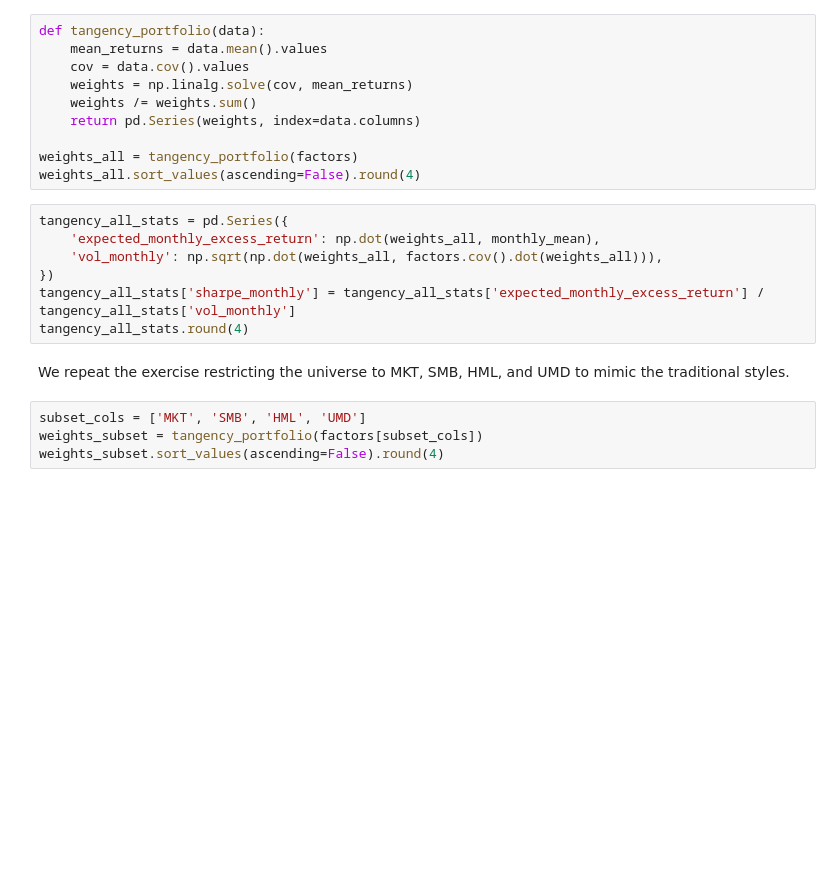
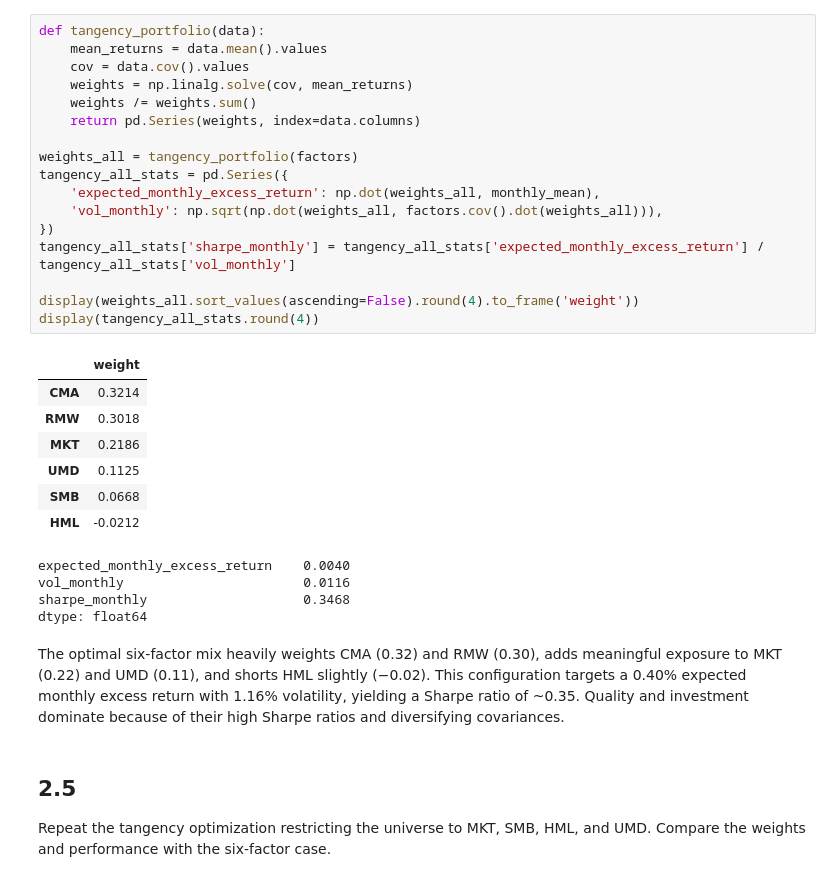
Before and after one commit to zaranip/prm-b-group, a Jupyter notebook: assignment5/zara_part2.ipynb, the cells around one changed output. Cells and saved outputs as stored; diff of their text form; blank space fills up the shorter version.

```diff
--- a/assignment5/zara_part2.ipynb
+++ b/assignment5/zara_part2.ipynb
@@ -80,24 +119,35 @@ We compute maximum-Sharpe (tangency) weights using the six factors, assuming a z
 # %%
 def tangency_portfolio(data):
     mean_returns = data.mean().values
     cov = data.cov().values
     weights = np.linalg.solve(cov, mean_returns)
     weights /= weights.sum()
     return pd.Series(weights, index=data.columns)
 
 weights_all = tangency_portfolio(factors)
-weights_all.sort_values(ascending=False).round(4)
+tangency_all_stats = pd.Series({
+    'expected_monthly_excess_return': np.dot(weights_all, monthly_mean),
+    'vol_monthly': np.sqrt(np.dot(weights_all, factors.cov().dot(weights_all))),
+})
+tangency_all_stats['sharpe_monthly'] = tangency_all_stats['expected_monthly_excess_return'] / tangency_all_stats['vol_monthly']
+
+display(weights_all.sort_values(ascending=False).round(4).to_frame('weight'))
+display(tangency_all_stats.round(4))
+# %% [output]
+|  | weight |
+| CMA | 0.3214 |
+| RMW | 0.3018 |
+| MKT | 0.2186 |
+| UMD | 0.1125 |
+| SMB | 0.0668 |
+| HML | -0.0212 |
+expected_monthly_excess_return    0.0040
+vol_monthly                       0.0116
+sharpe_monthly                    0.3468
+dtype: float64
-# %%
-tangency_all_stats = pd.Series({
-    'expected_monthly_excess_return': np.dot(weights_all, monthly_mean),
-    'vol_monthly': np.sqrt(np.dot(weights_all, factors.cov().dot(weights_all))),
-})
-tangency_all_stats['sharpe_monthly'] = tangency_all_stats['expected_monthly_excess_return'] / tangency_all_stats['vol_monthly']
-tangency_all_stats.round(4)
+# %% [markdown]
+The optimal six-factor mix heavily weights CMA (0.32) and RMW (0.30), adds meaningful exposure to MKT (0.22) and UMD (0.11), and shorts HML slightly (−0.02). This configuration targets a 0.40% expected monthly excess return with 1.16% volatility, yielding a Sharpe ratio of ~0.35. Quality and investment dominate because of their high Sharpe ratios and diversifying covariances.
 # %% [markdown]
-We repeat the exercise restricting the universe to MKT, SMB, HML, and UMD to mimic the traditional styles.
+## 2.5
+Repeat the tangency optimization restricting the universe to MKT, SMB, HML, and UMD. Compare the weights and performance with the six-factor case.
-# %%
-subset_cols = ['MKT', 'SMB', 'HML', 'UMD']
-weights_subset = tangency_portfolio(factors[subset_cols])
-weights_subset.sort_values(ascending=False).round(4)
 # %%
```
Also changed, not shown: parts of 25 cells of this notebook, 1 other file.
